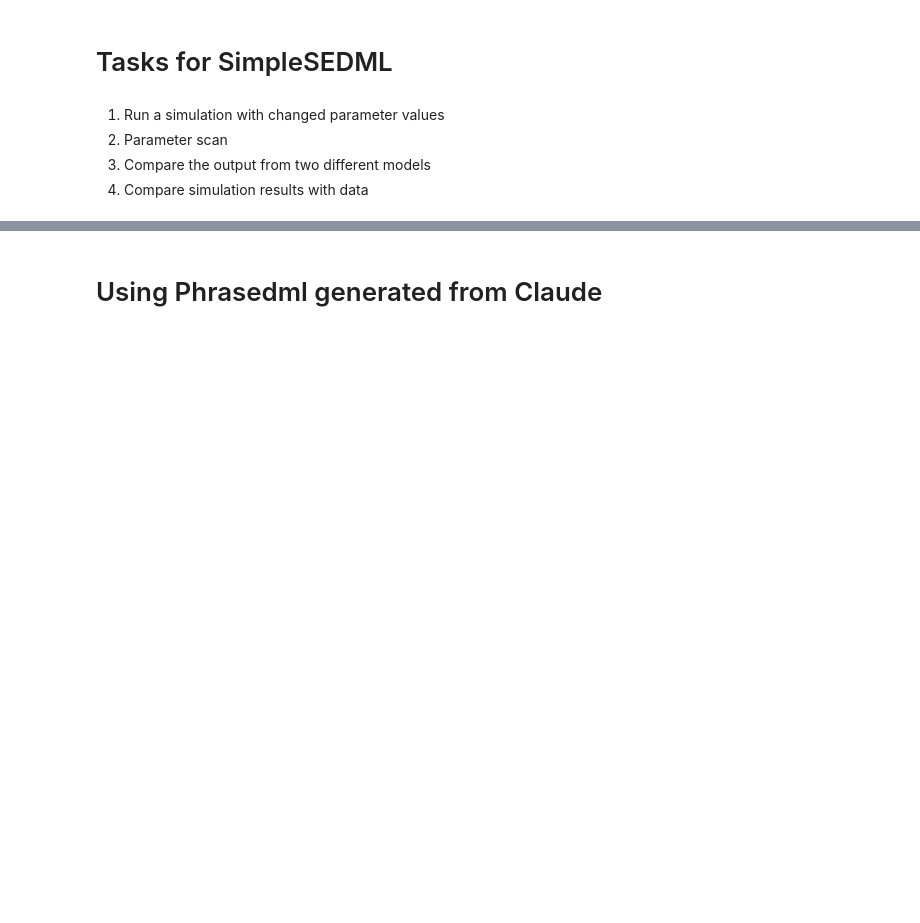
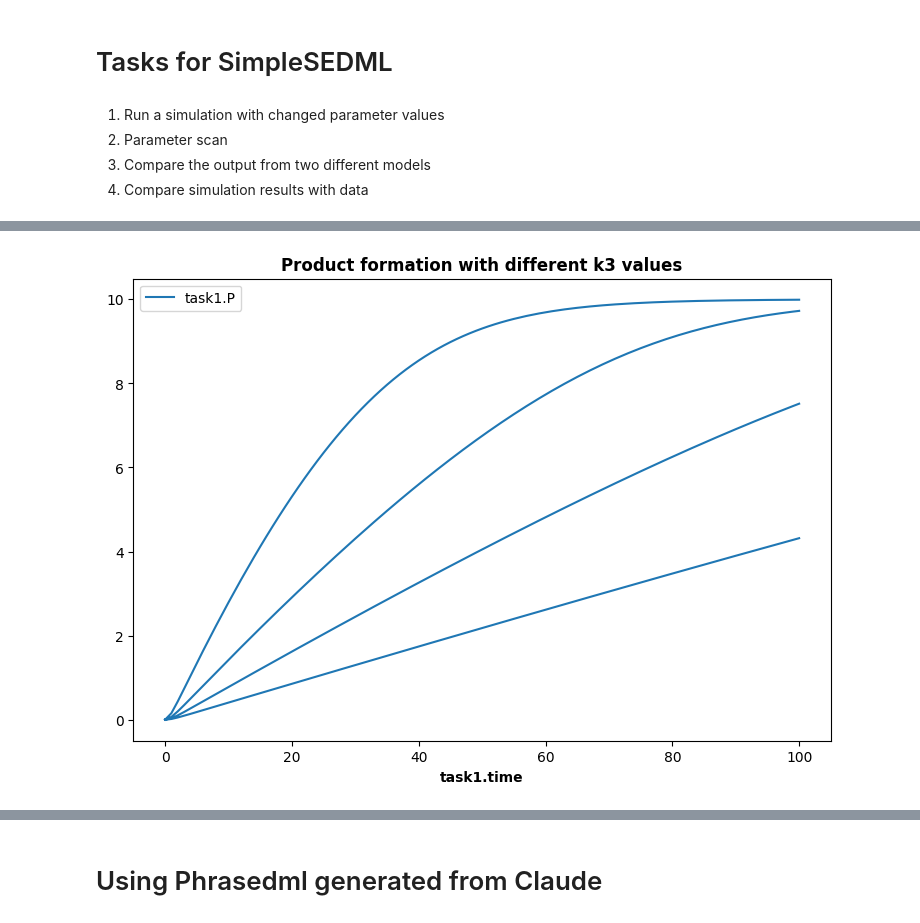
Before and after one commit to sys-bio/SimpleSEDML, a Jupyter notebook: notebooks/explore_sedml.ipynb, the cells around one changed output, grey strips where cells are left out. Drawn from its saved outputs; the diff is of its cells as text; code cells hidden in the pictures; blank space fills up the shorter version.

Commit message:
Progress on Model

```diff
--- a/notebooks/explore_sedml.ipynb
+++ b/notebooks/explore_sedml.ipynb
@@ -5 +20,9 @@
+# %%
+phrasedml_str = '''
+  model1 = model "/tmp/myModel" with k1 =5;
+  model2 = model model1 with k1 =6
+  sim1 = simulate uniform(0, 5, 100)
+  task1 = run sim1 on model1
+  plot "Figure 2" time vs S1, S2
+'''
 # %%
@@ -105,0 +157,81 @@ Read SED-ML file, number of errors: 0
+# %%
+import tellurium as te
+import phrasedml
+
+# Define model with Antimony
+antimony_str = '''
+
+model anotherModel
+   A -> B; 1
+   A = 10
+   B = 1
+end
+
+model enzymeKinetics
+    // Compartment
+    compartment C = 1.0;
+
+    // Species
+    species S in C = 10.0;
+    species E in C = 1.0;
+    species ES in C = 0.0;
+    species P in C = 0.0;
+
+    // Reactions
+    J1: S + E -> ES; k1*S*E;
+    J2: ES -> S + E; k2*ES;
+    J3: ES -> P + E; k3*ES;
+
+    // Parameters
+    k1 = 0.1;
+    k2 = 0.05;
+    k3 = 0.1;
+end
+'''
+
+# Convert to SBML
+sbml_str = te.antimonyToSBML(antimony_str)
+
+# Define PhraSEDML with repeated tasks for parameter sweep
+phrasedml_str = '''
+    // Reference the model
+    model1 = model "enzymeKinetics"
+
+    // Define base simulation
+    sim1 = simulate uniform(0, 100, 100)
+
+    // Define base task
+    task0 = run sim1 on model1
+
+    // Define repeated task - vary k3 parameter
+    task1 = repeat task0 for k3 in [0.05, 0.1, 0.2, 0.5], reset=true
+
+    // Plot results
+    plot "Product formation with different k3 values" task1.time vs task1.P
+    // Add model variable and parameter for reference in the legend
+    plot task1.time vs task1.S, task1.E, task1.ES, task1.k3
+'''
+
+
+workingDir = tempfile.mkdtemp(suffix="_sedml")
+
+sbml_file = os.path.join(workingDir, 'enzymeKinetics')
+sedml_file = os.path.join(workingDir, 'sed_main.xml')
+
+with open(sbml_file, 'wb') as f:
+    f.write(sbml_str.encode('utf-8'))
+    f.flush()
+    print('SBML written to temporary file')
+
+# Set model reference
+phrasedml.setReferencedSBML("enzymeKinetics", sbml_str)
+
+# Convert to SED-ML
+sedml_str = phrasedml.convertString(phrasedml_str)
+
+# Execute simulation
+if sedml_str:
+    te.executeSEDML(sedml_str, workingDir=workingDir)
+else:
+    print(phrasedml.getLastPhrasedError())
+# %% [output]
@@ -105,0 +239 @@ Read SED-ML file, number of errors: 0
+[figure, added]
```
Also changed, not shown: parts of 25 cells of this notebook, 11 other files.
